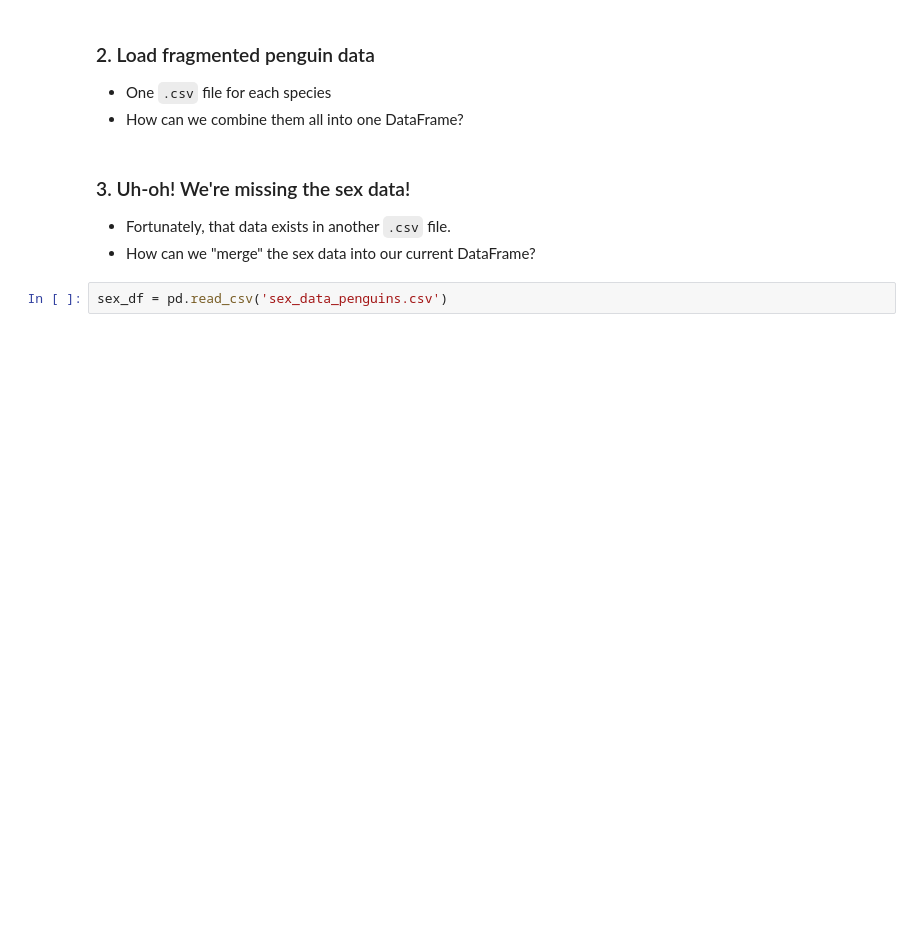
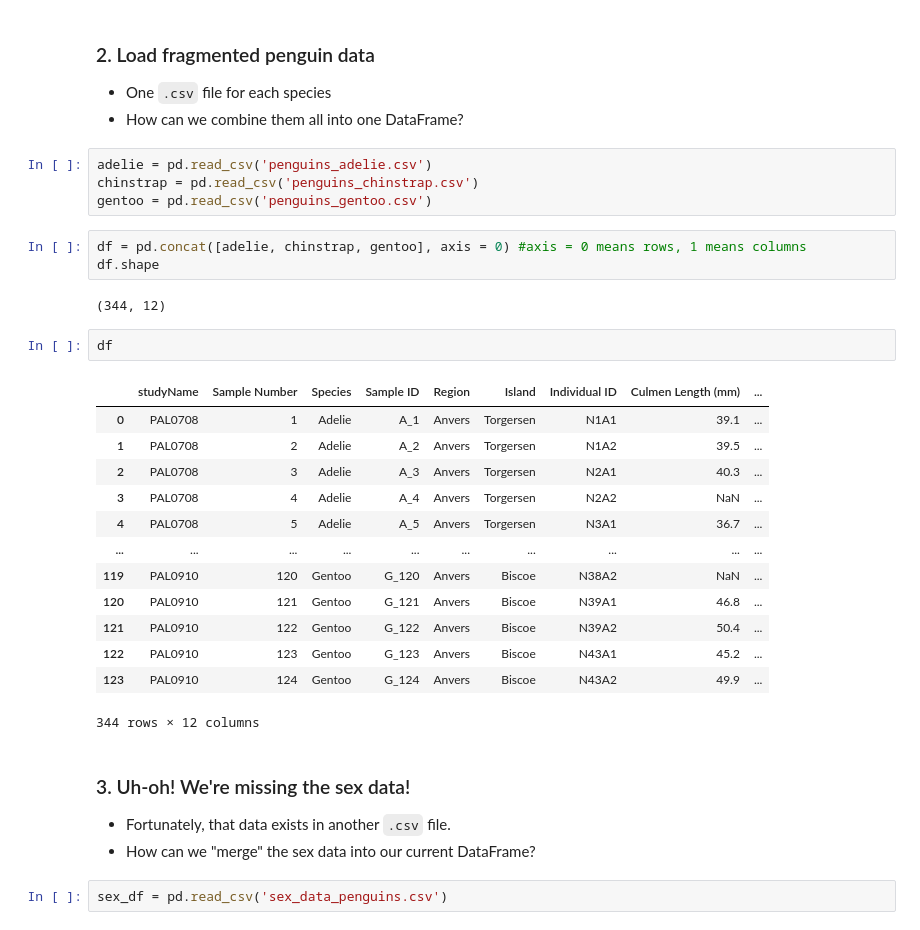
Before and after one commit to fkosse/bootcamp_projects, a Jupyter notebook: week_01/penguins/data_wrangling.ipynb, the cells around one changed output. Cells and saved outputs as stored; diff of their text form; blank space fills up the shorter version.

```diff
--- a/week_01/penguins/data_wrangling.ipynb
+++ b/week_01/penguins/data_wrangling.ipynb
@@ -140,6 +164,31 @@ NameError: name 'sort_values' is not defined
 ### 2. Load fragmented penguin data
 - One ``.csv`` file for each species
 - How can we combine them all into one DataFrame?
+# %%
+adelie = pd.read_csv('penguins_adelie.csv')
+chinstrap = pd.read_csv('penguins_chinstrap.csv')
+gentoo = pd.read_csv('penguins_gentoo.csv')
+# %%
+df = pd.concat([adelie, chinstrap, gentoo], axis = 0) #axis = 0 means rows, 1 means columns
+df.shape
+# %% [output]
+(344, 12)
+# %%
+df
+# %% [output]
+|  | studyName | Sample Number | Species | Sample ID | Region | Island | Individual ID | Culmen Length (mm) | ... |
+| 0 | PAL0708 | 1 | Adelie | A_1 | Anvers | Torgersen | N1A1 | 39.1 | ... |
+| 1 | PAL0708 | 2 | Adelie | A_2 | Anvers | Torgersen | N1A2 | 39.5 | ... |
+| 2 | PAL0708 | 3 | Adelie | A_3 | Anvers | Torgersen | N2A1 | 40.3 | ... |
+| 3 | PAL0708 | 4 | Adelie | A_4 | Anvers | Torgersen | N2A2 | NaN | ... |
+| 4 | PAL0708 | 5 | Adelie | A_5 | Anvers | Torgersen | N3A1 | 36.7 | ... |
+| ... | ... | ... | ... | ... | ... | ... | ... | ... | ... |
+| 119 | PAL0910 | 120 | Gentoo | G_120 | Anvers | Biscoe | N38A2 | NaN | ... |
+| 120 | PAL0910 | 121 | Gentoo | G_121 | Anvers | Biscoe | N39A1 | 46.8 | ... |
+| 121 | PAL0910 | 122 | Gentoo | G_122 | Anvers | Biscoe | N39A2 | 50.4 | ... |
+| 122 | PAL0910 | 123 | Gentoo | G_123 | Anvers | Biscoe | N43A1 | 45.2 | ... |
+| 123 | PAL0910 | 124 | Gentoo | G_124 | Anvers | Biscoe | N43A2 | 49.9 | ... |
+344 rows × 12 columns
 # %% [markdown]
 ### 3. Uh-oh! We're missing the sex data!
 - Fortunately, that data exists in another `.csv` file.
```
Also changed, not shown: parts of 14 cells of this notebook.
